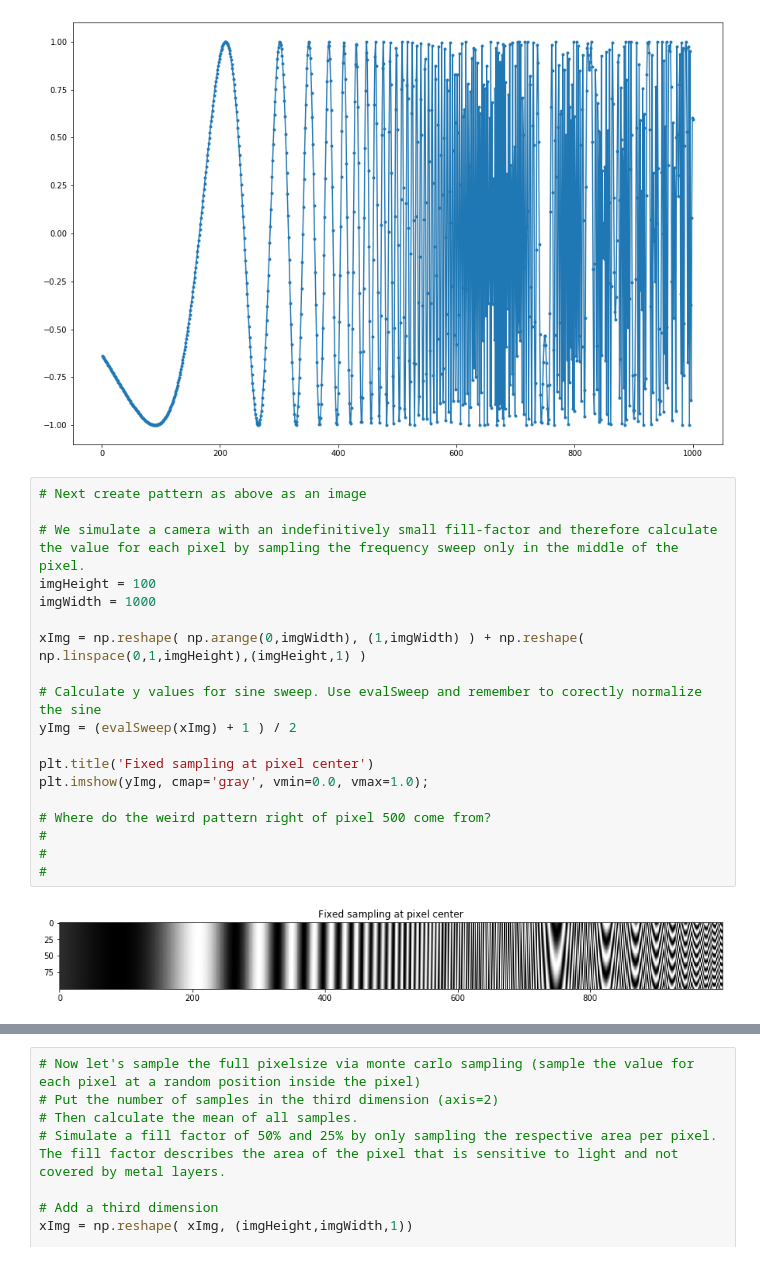
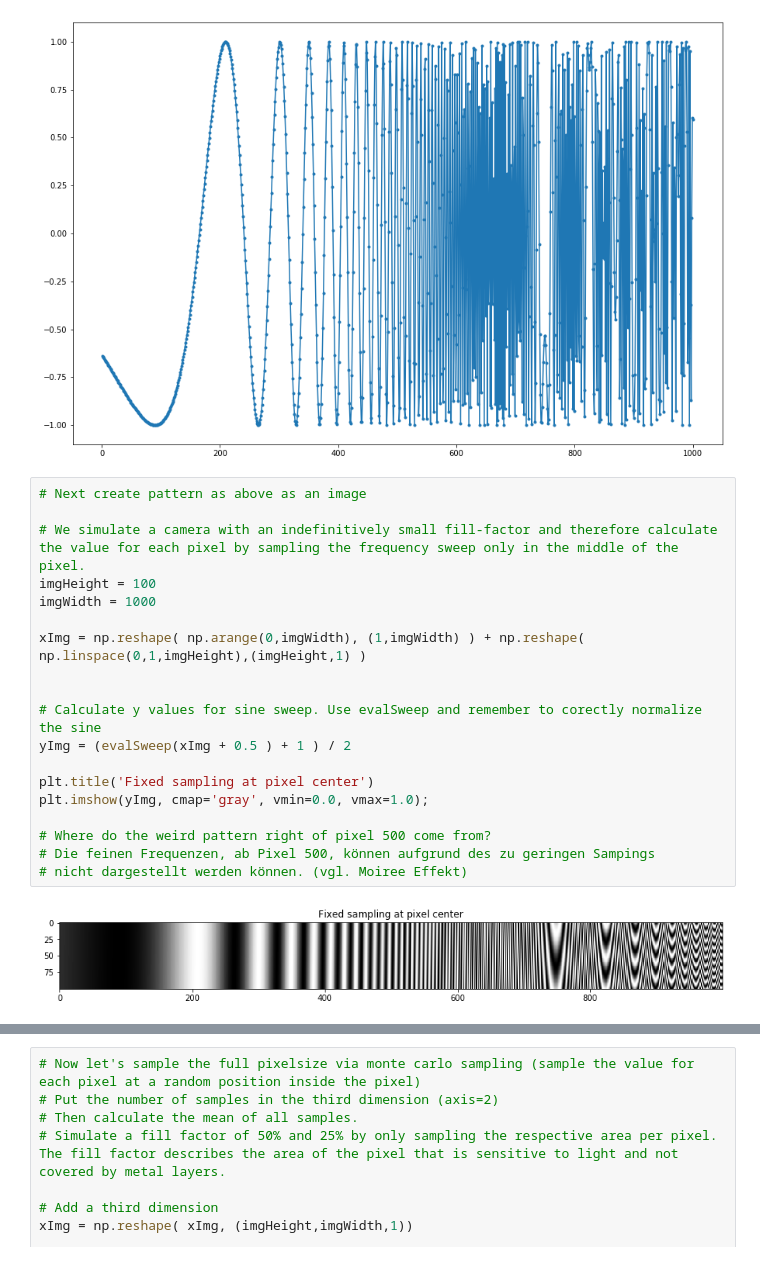
Before and after one commit to kilianeifler/Filmtechnik_HdM, a Jupyter notebook: Ex_2/Exercise_02_Group_xx.ipynb, the cells around one changed output, grey strips where cells are left out. Cells and saved outputs as stored; diff of their text form.

Commit message:
rausch sweep

```diff
--- a/Ex_2/Exercise_02_Group_xx.ipynb
+++ b/Ex_2/Exercise_02_Group_xx.ipynb
@@ -35,23 +35,23 @@ plt.plot(x,y,".-");
 # %%
 # Next create pattern as above as an image
 
 # We simulate a camera with an indefinitively small fill-factor and therefore calculate the value for each pixel by sampling the frequency sweep only in the middle of the pixel.
 imgHeight = 100
 imgWidth = 1000
 
 xImg = np.reshape( np.arange(0,imgWidth), (1,imgWidth) ) + np.reshape( np.linspace(0,1,imgHeight),(imgHeight,1) )
 
+
 # Calculate y values for sine sweep. Use evalSweep and remember to corectly normalize the sine
-yImg = (evalSweep(xImg) + 1 ) / 2
+yImg = (evalSweep(xImg + 0.5 ) + 1 ) / 2
 
 plt.title('Fixed sampling at pixel center')
 plt.imshow(yImg, cmap='gray', vmin=0.0, vmax=1.0);
 
 # Where do the weird pattern right of pixel 500 come from?
-#
-#
-#
+# Die feinen Frequenzen, ab Pixel 500, können aufgrund des zu geringen Sampings
+# nicht dargestellt werden können. (vgl. Moiree Effekt)
 # %% [output]
-[figure, old version]
+[figure, new version]
 # %%
 # Now we create the same 2D image but sample at a random position inside each pixel
```
Also changed, not shown: parts of 1 cell of this notebook.
